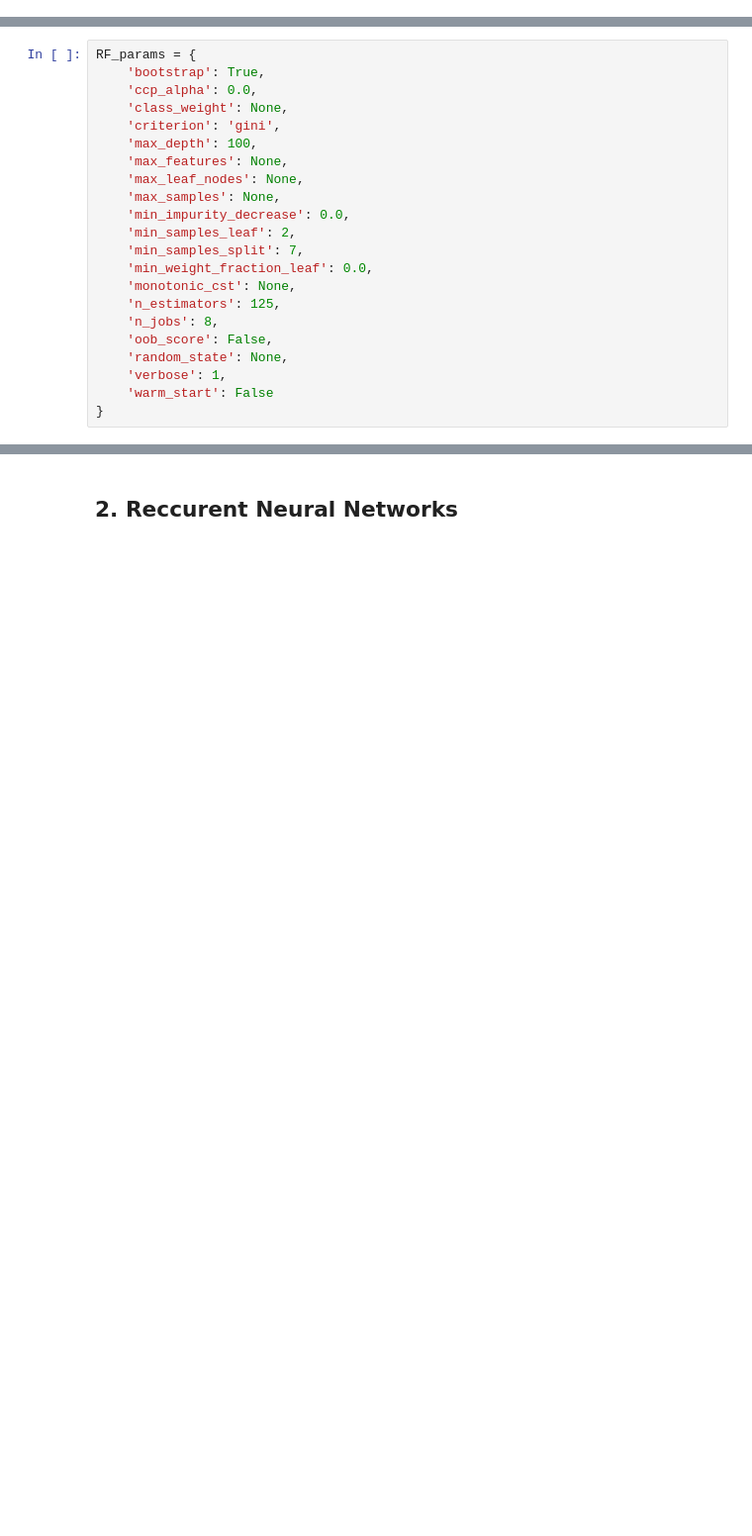
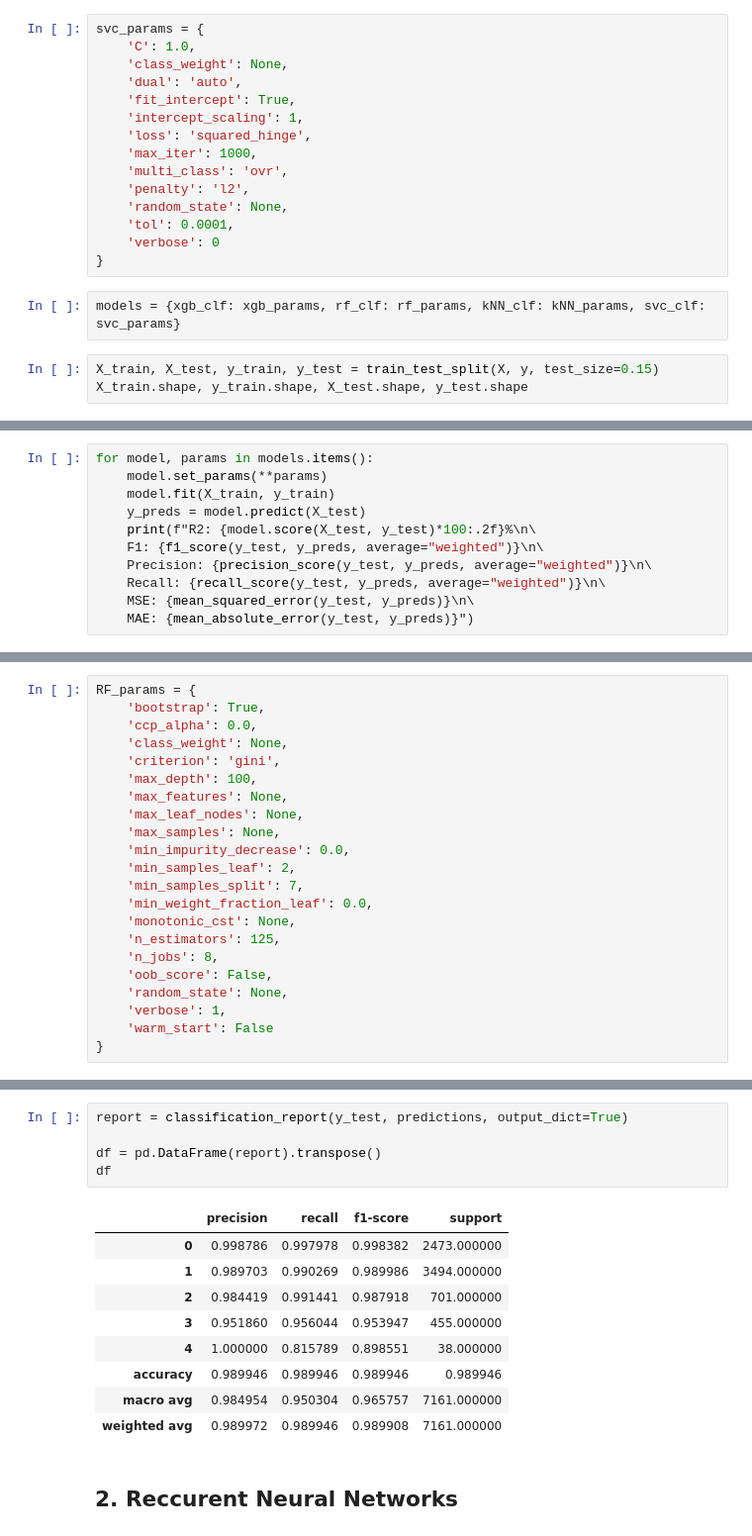
Before and after one commit to KostasEreksonas/IDS_test, a Jupyter notebook: NSL-KDD.ipynb, the cells around one changed output, grey strips where cells are left out. Shown at 99% size. Drawn from its saved outputs; the diff is of its cells as text; blank space fills up the shorter version.

Commit message:
Loop through machine learning algorithms to find the best score

```diff
--- a/NSL-KDD.ipynb
+++ b/NSL-KDD.ipynb
@@ -335,0 +425,20 @@ Testing these models:
+# %%
+svc_params = {
+    'C': 1.0,
+    'class_weight': None,
+    'dual': 'auto',
+    'fit_intercept': True,
+    'intercept_scaling': 1,
+    'loss': 'squared_hinge',
+    'max_iter': 1000,
+    'multi_class': 'ovr',
+    'penalty': 'l2',
+    'random_state': None,
+    'tol': 0.0001,
+    'verbose': 0
+}
+# %%
+models = {xgb_clf: xgb_params, rf_clf: rf_params, kNN_clf: kNN_params, svc_clf: svc_params}
+# %%
+X_train, X_test, y_train, y_test = train_test_split(X, y, test_size=0.15)
+X_train.shape, y_train.shape, X_test.shape, y_test.shape
@@ -335,0 +447,11 @@ Testing these models:
+# %%
+for model, params in models.items():
+    model.set_params(**params)
+    model.fit(X_train, y_train)
+    y_preds = model.predict(X_test)
+    print(f"R2: {model.score(X_test, y_test)*100:.2f}%\n\
+    F1: {f1_score(y_test, y_preds, average="weighted")}\n\
+    Precision: {precision_score(y_test, y_preds, average="weighted")}\n\
+    Recall: {recall_score(y_test, y_preds, average="weighted")}\n\
+    MSE: {mean_squared_error(y_test, y_preds)}\n\
+    MAE: {mean_absolute_error(y_test, y_preds)}")
@@ -465,3 +600,18 @@ MAE: 0.015779919005725458
+# %%
+report = classification_report(y_test, predictions, output_dict=True)
+
+df = pd.DataFrame(report).transpose()
+df
+# %% [output]
+|  | precision | recall | f1-score | support |
+| 0 | 0.998786 | 0.997978 | 0.998382 | 2473.000000 |
+| 1 | 0.989703 | 0.990269 | 0.989986 | 3494.000000 |
+| 2 | 0.984419 | 0.991441 | 0.987918 | 701.000000 |
+| 3 | 0.951860 | 0.956044 | 0.953947 | 455.000000 |
+| 4 | 1.000000 | 0.815789 | 0.898551 | 38.000000 |
+| accuracy | 0.989946 | 0.989946 | 0.989946 | 0.989946 |
+| macro avg | 0.984954 | 0.950304 | 0.965757 | 7161.000000 |
+| weighted avg | 0.989972 | 0.989946 | 0.989908 | 7161.000000 |
 # %% [markdown]
 ## 2. Reccurent Neural Networks
 # %%
```
Also changed, not shown: parts of 13 cells of this notebook.
